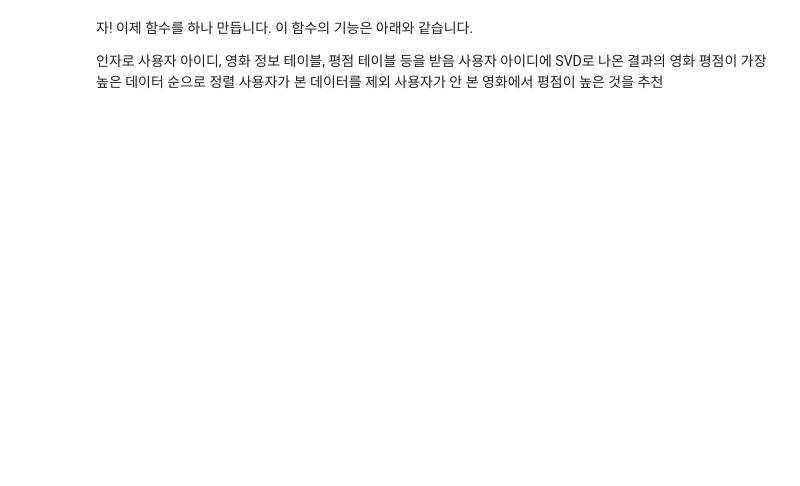
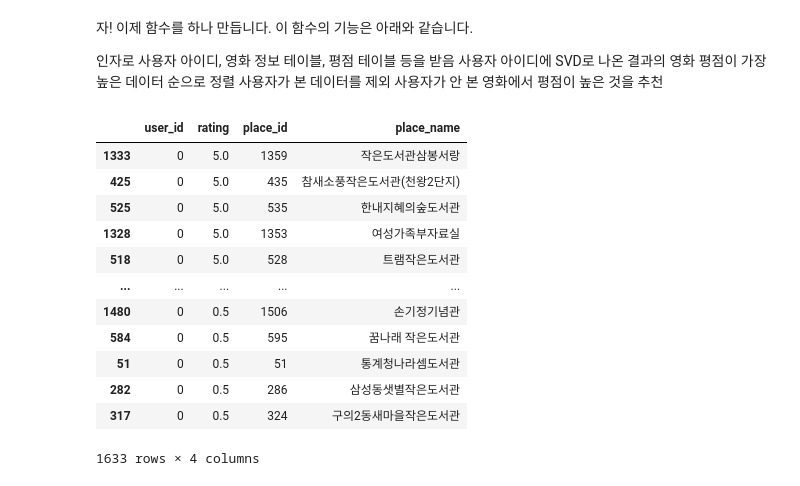
Before and after one commit to hscrown/madatpublicdata, a Jupyter notebook: collaborative_filtering_연습(6)_잠재요인기반_ipynb의_사본의_사본.ipynb, the cells around one changed output. Drawn from its saved outputs; the diff is of its cells as text; code cells hidden in the pictures; blank space fills up the shorter version.

```diff
--- a/collaborative_filtering_연습(6)_잠재요인기반_ipynb의_사본의_사본.ipynb
+++ b/collaborative_filtering_연습(6)_잠재요인기반_ipynb의_사본의_사본.ipynb
@@ -186,0 +158,39 @@ user_rating.head()
+# %%
+import pandas as pd
+import numpy as np
+
+def generate_user_ratings(num_users):
+    # df가 이미 정의되어 있다고 가정해. 없으면 먼저 정의해야 돼.
+    users = [df.copy() for _ in range(num_users)]
+
+    # 'place_name' 열은 필요 없고, 열 이름을 바꾸자
+    for user_id, user_df in enumerate(users):
+        user_df.drop(columns='place_name', inplace=True)
+        user_df.columns = ['user_id', 'rating','place_id']
+        user_df['user_id'] = user_id
+
+    # 사용자 데이터프레임을 합치자
+    user_rating = pd.concat(users)
+
+    # 'rating' 열의 NaN 값을 0으로 채워
+    user_rating['rating'] = user_rating['rating'].fillna(0)
+
+    # 평점을 평균이 3.5이고 표준 편차가 1.5인 분포로 나오게해서 정규분포와 비슷하면서 0값이 나오게함.
+    ratings_mean = 3.5
+    ratings_std = 1.5
+    raw_ratings = np.random.normal(ratings_mean, ratings_std, size=len(user_rating))
+
+    # 평점을 가장 가까운 0.5로 반올림해
+    rounded_ratings = np.round(raw_ratings * 2) / 2
+
+    # 평점을 0과 5 사이로 맞춰
+    rounded_ratings = np.clip(rounded_ratings, 0, 5)
+
+    user_rating['rating'] = rounded_ratings
+
+    return user_rating
+
+# 사용자 수를 바꿔서 테스트해봐
+num_users = 1000
+user_rating = generate_user_ratings(num_users)
+user_rating.tail()
@@ -346,0 +468,16 @@ predictions
+# %%
+user_history
+# %% [output]
+|  | user_id | rating | place_id | place_name |
+| 1333 | 0 | 5.0 | 1359 | 작은도서관삼봉서랑 |
+| 425 | 0 | 5.0 | 435 | 참새소풍작은도서관(천왕2단지) |
+| 525 | 0 | 5.0 | 535 | 한내지혜의숲도서관 |
+| 1328 | 0 | 5.0 | 1353 | 여성가족부자료실 |
+| 518 | 0 | 5.0 | 528 | 트램작은도서관 |
+| ... | ... | ... | ... | ... |
+| 1480 | 0 | 0.5 | 1506 | 손기정기념관 |
+| 584 | 0 | 0.5 | 595 | 꿈나래 작은도서관 |
+| 51 | 0 | 0.5 | 51 | 통계청나라셈도서관 |
+| 282 | 0 | 0.5 | 286 | 삼성동샛별작은도서관 |
+| 317 | 0 | 0.5 | 324 | 구의2동새마을작은도서관 |
+1633 rows × 4 columns
```
Also changed, not shown: parts of 38 cells of this notebook.
